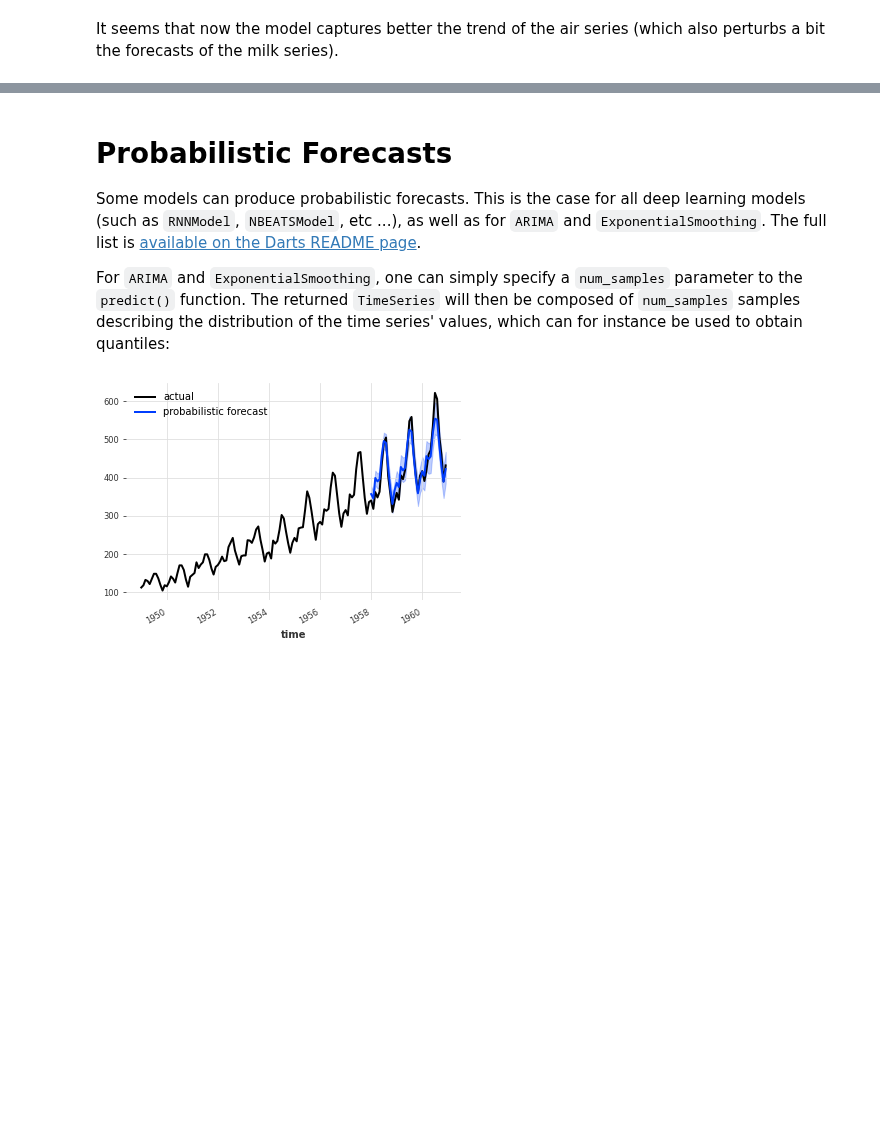
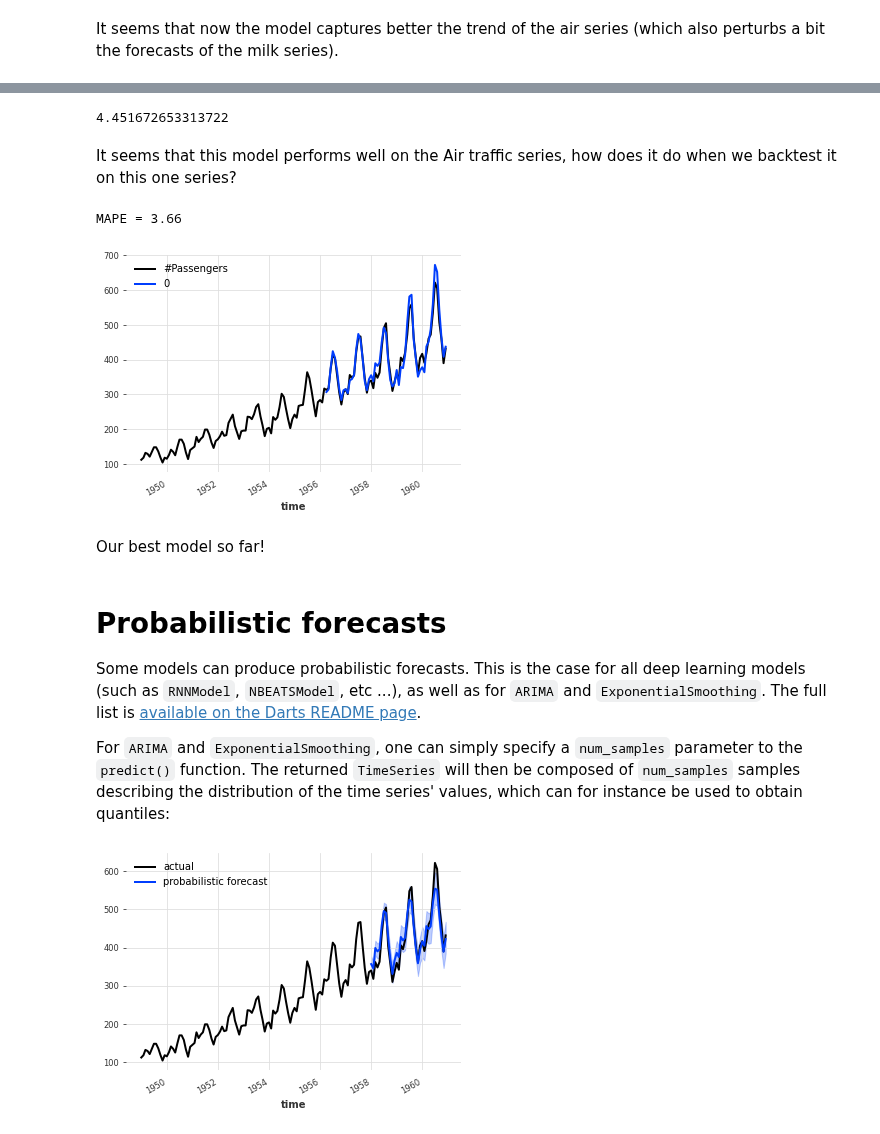
Before and after one commit to unit8co/darts, a Jupyter notebook: examples/00-quickstart.ipynb, the cells around one changed output, grey strips where cells are left out. Drawn from its saved outputs; the diff is of its cells as text; code cells hidden in the pictures; blank space fills up the shorter version.

```diff
--- a/examples/00-quickstart.ipynb
+++ b/examples/00-quickstart.ipynb
@@ -568,5 +620,31 @@ It seems that now the model captures better the trend of the air series (which a
+# %%
+mape([series_air, series_milk], [pred_air, pred_milk],
+     inter_reduction=np.mean)
+# %% [output]
+4.451672653313722
+# %% [markdown]
+It seems that this model performs well on the Air traffic series, how does it do when we backtest it on this one series?
+# %%
+bayes_ridge_model = RegressionModel(lags=72,
+                                    lags_future_covariates=[0],
+                                    model=BayesianRidge())
+
+backtest = model.historical_forecasts(series_air,
+                                      future_covariates=air_covs,
+                                      start=0.6,
+                                      forecast_horizon=3,
+                                      verbose=True)
+
+print('MAPE = %.2f' % (mape(backtest, series_air)))
+series_air.plot()
+backtest.plot()
+# %% [output]
+MAPE = 3.66
+[figure, added]
+# %% [markdown]
+Our best model so far!
 # %% [markdown]
-# Probabilistic Forecasts
+# Probabilistic forecasts
 
 Some models can produce probabilistic forecasts. This is the case for all deep learning models (such as `RNNModel`, `NBEATSModel`, etc ...), as well as for `ARIMA` and `ExponentialSmoothing`. The full list is [available on the Darts README page](https://github.com/unit8co/darts#forecasting-models).
 
```
Also changed, not shown: parts of 34 cells of this notebook, 1 other file.
